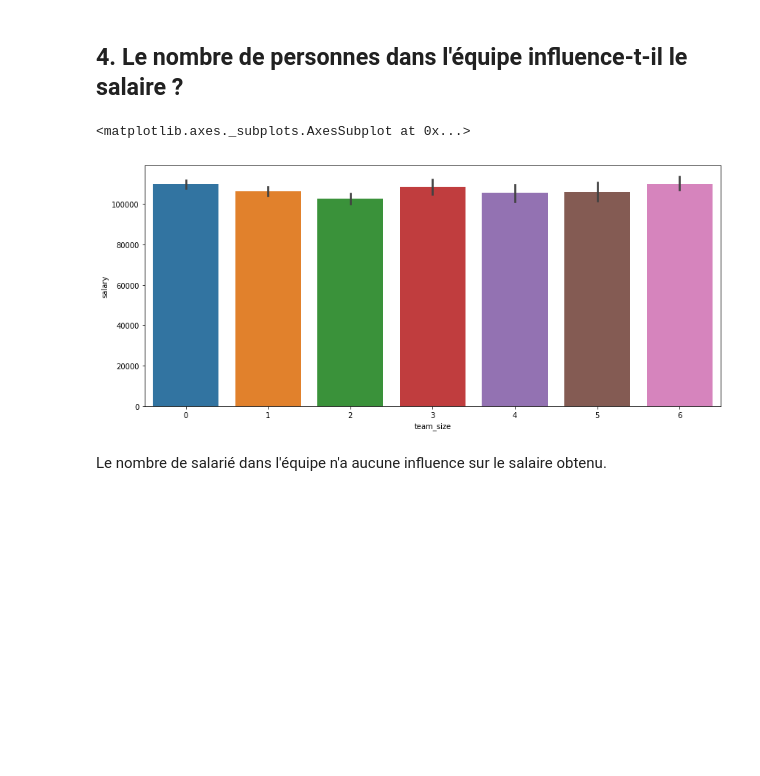
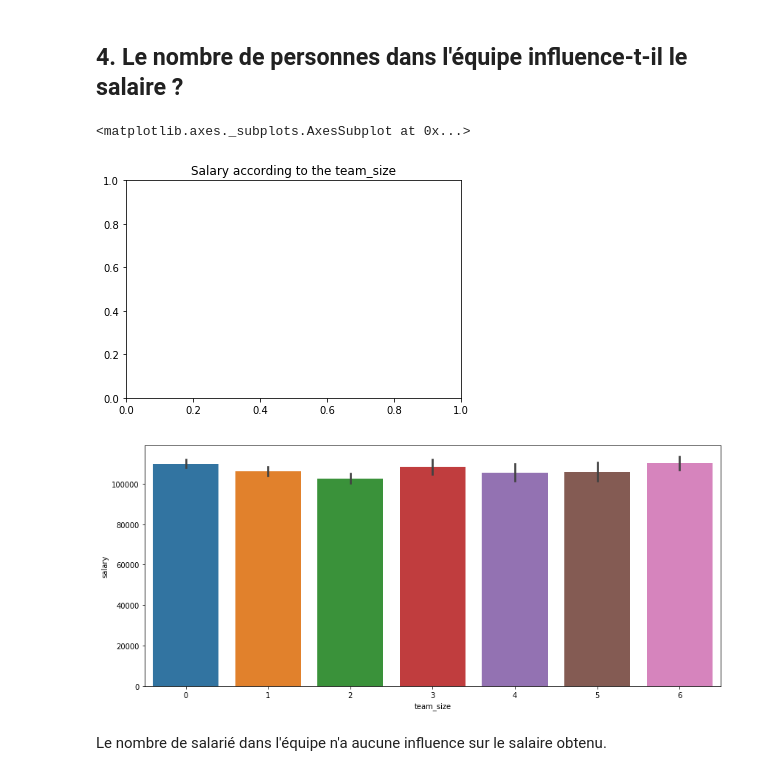
Before and after one commit to SprinTech/american_dream_db, a Jupyter notebook: notebook/career_visualization.ipynb, the cells around one changed output. Saved outputs shown, nothing was run; the diff lists cells and outputs as text; code cells hidden in the pictures; blank space fills up the shorter version.

```diff
--- a/notebook/career_visualization.ipynb
+++ b/notebook/career_visualization.ipynb
@@ -77,11 +84,13 @@ On remarque que le salaire augmente à mesure que le nombre de société dans le
 ## 4. Le nombre de personnes dans l'équipe influence-t-il le salaire ?
 # %%
 team_size_order = [0, 1, 2, 3, 4, 5, 6]
+plt.title('Salary according to the team_size')
 plt.figure(figsize=(14,6))
 sns.barplot(x = df1['team_size'], y = df1['salary'], order = team_size_order)
 # %% [output]
 <matplotlib.axes._subplots.AxesSubplot at 0x...>
-[figure, old version]
+[figure, new version]
+[figure, added]
 # %% [markdown]
 Le nombre de salarié dans l'équipe n'a aucune influence sur le salaire obtenu.
 # %% [markdown]
```
Also changed, not shown: parts of 14 cells of this notebook.
